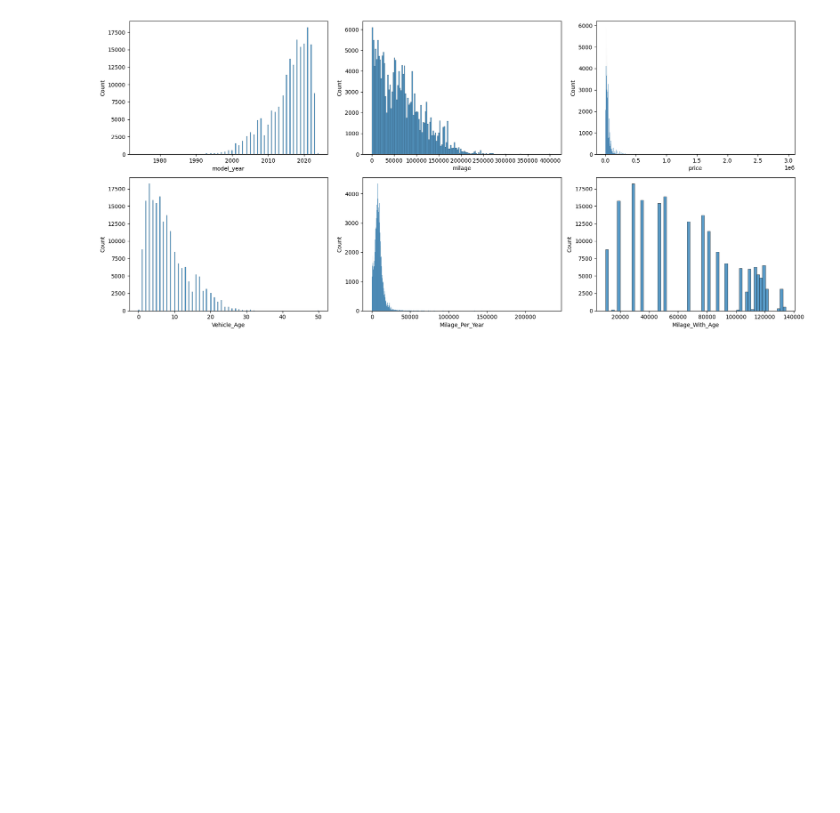
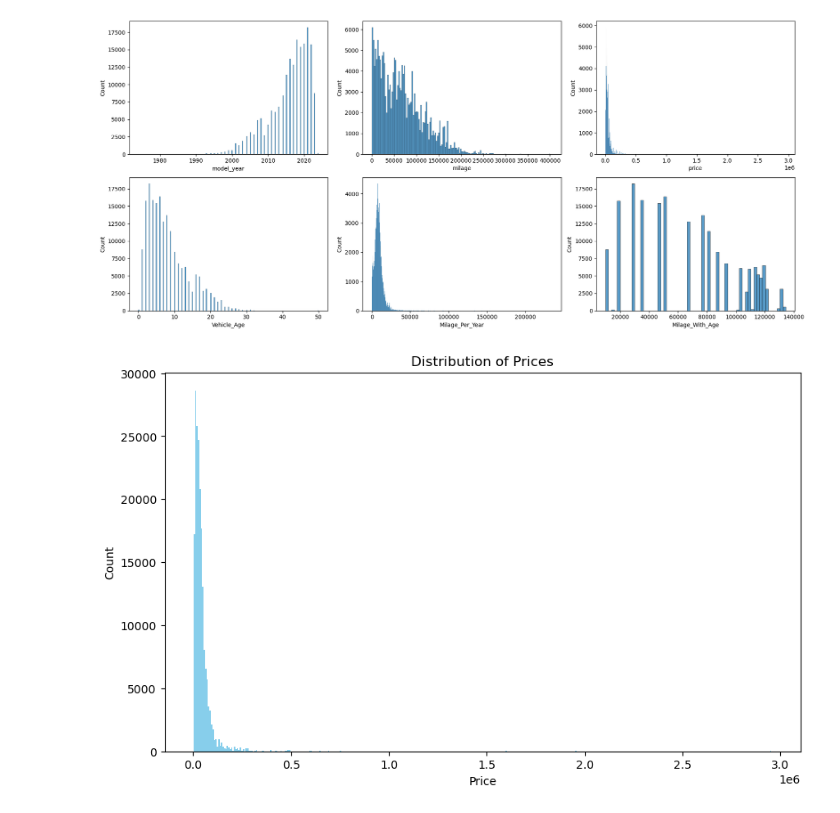
Before and after one commit to harshvs4/Regression-of-used-car-prices, a Jupyter notebook: regression_car_model.ipynb, the cells around one changed output. Saved outputs shown, nothing was run; the diff lists cells and outputs as text; code cells hidden in the pictures; blank space fills up the shorter version.

```diff
--- a/regression_car_model.ipynb
+++ b/regression_car_model.ipynb
@@ -545,6 +553,15 @@ plt.tight_layout()  # Adjust layout for all subplots
 plt.show()
 # %% [output]
 [figure]
+# %%
+plt.figure(figsize=(10, 6))
+plt.hist(df_train['price'], bins=400, color='skyblue')
+plt.title('Distribution of Prices')
+plt.xlabel('Price')
+plt.ylabel('Count')
+plt.show()
+# %% [output]
+[figure, added]
 # %%
 categorical_columns = df_train.select_dtypes(include=['object', 'category']).columns
 categorical_columns
```
Also changed, not shown: parts of 60 cells of this notebook.
